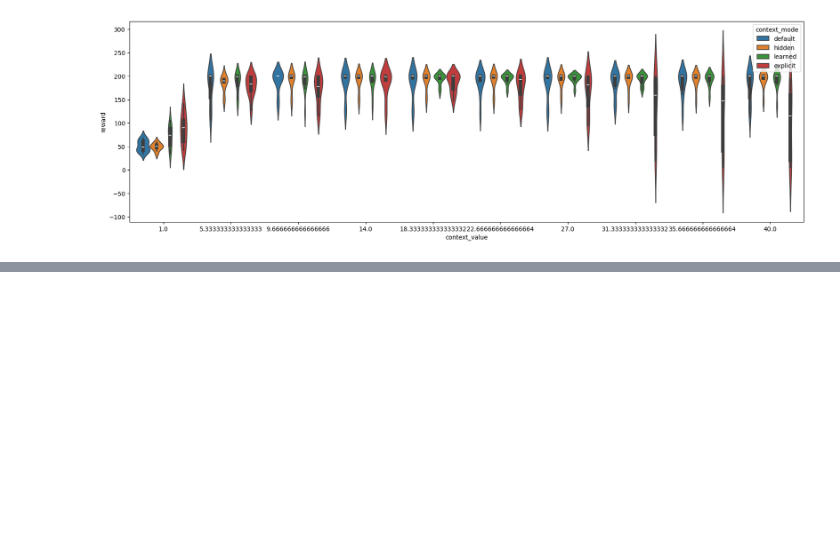
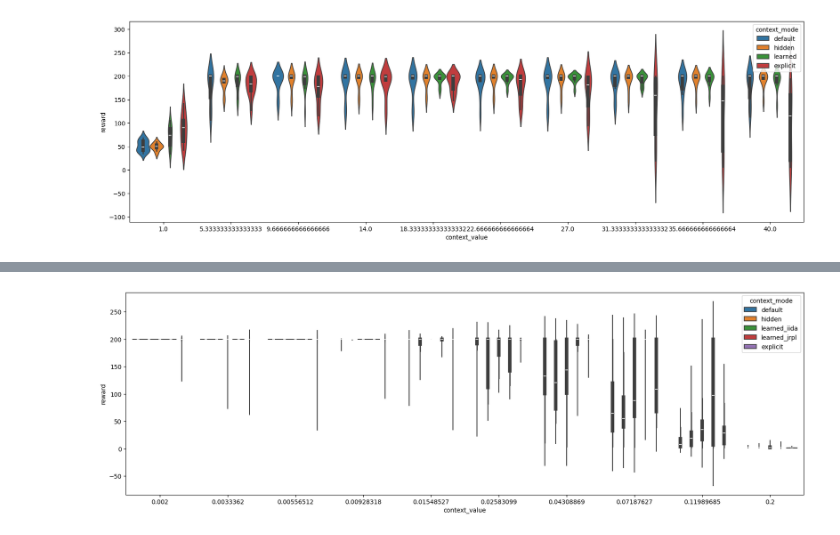
Before and after one commit to tidiane-camaret/contextual_rl_zero_shot, a Jupyter notebook: scripts/plot_eval_rewards.ipynb, the cells around one changed output, grey strips where cells are left out. Cells and saved outputs as stored; diff of their text form; code cells hidden in the pictures; blank space fills up the shorter version.

```diff
--- a/scripts/plot_eval_rewards.ipynb
+++ b/scripts/plot_eval_rewards.ipynb
@@ -117,0 +95,7 @@ train_envs.contexts
+# %%
+# Env: CARLCartpoleContinuous, context: tau, total_timesteps: 30000
+# train_env : 5 mean points between the 6 middle test values [0.00742415, 0.01238423, 0.02065813, 0.03445984, 0.05748248]
+# test_env : 10 values between 0.002 and 0.2 (logscale) [0.002     , 0.0033362 , 0.00556512, 0.00928318, 0.01548527, 0.02583099, 0.04308869, 0.07187627, 0.11989685, 0.2       ]
+plot_rewards("results/hydra/multirun/2024-02-08/13-15-57")
+# %% [output]
+[figure, added]
```
Also changed, not shown: parts of 13 cells of this notebook, 8 other files.
